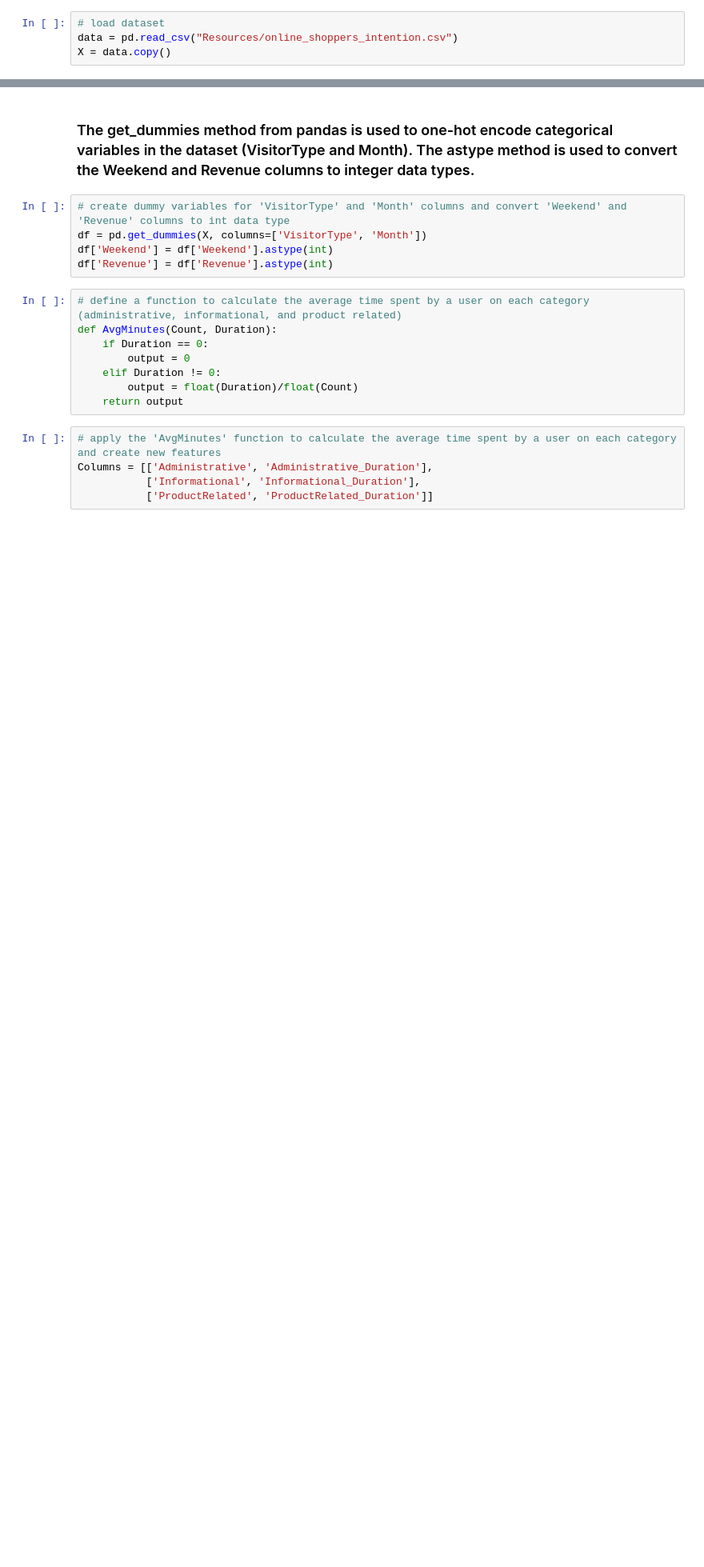
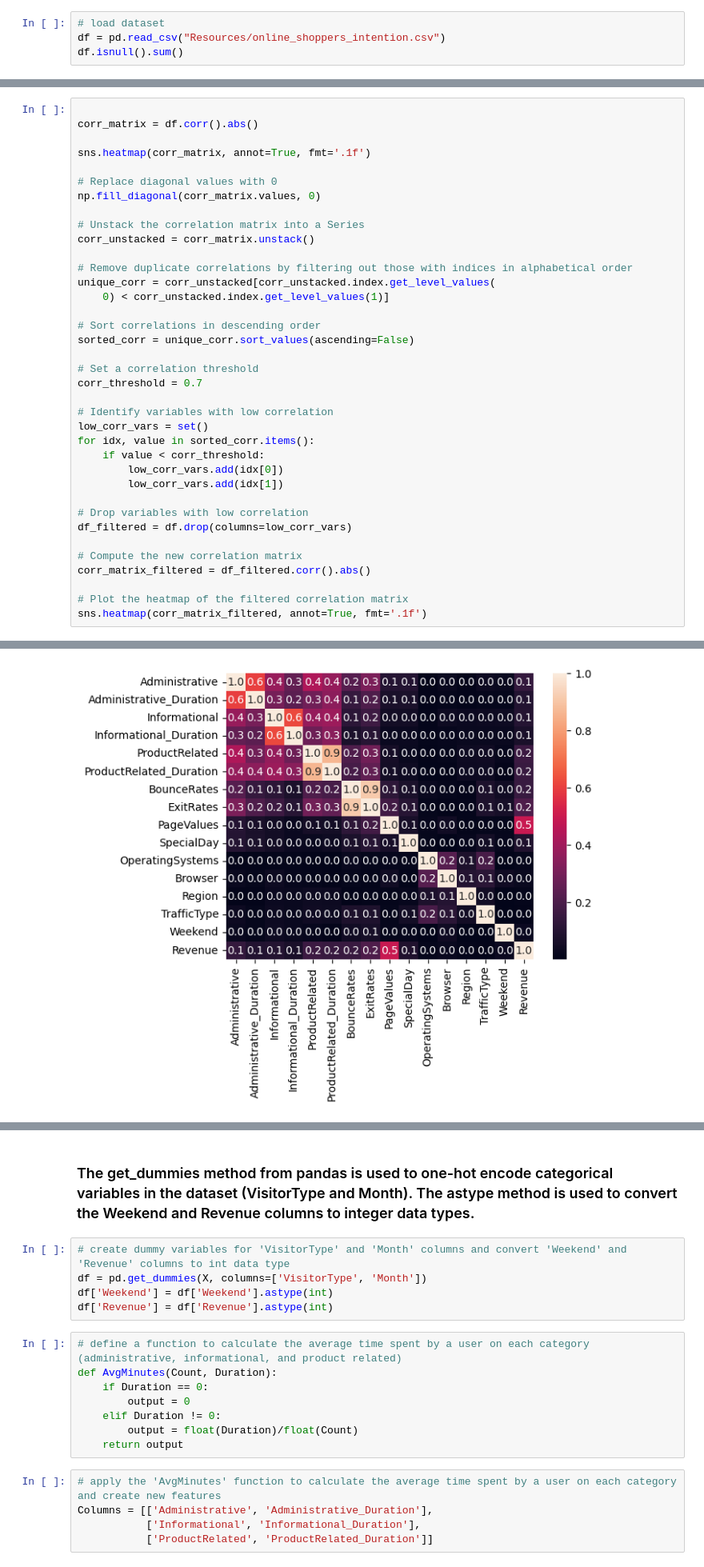
Before and after one commit to RoshanPaudyal/Project-3, a Jupyter notebook: Customer_Intention.ipynb, the cells around one changed output, grey strips where cells are left out. Shown at 80% size. Cells and saved outputs as stored; diff of their text form; blank space fills up the shorter version.

Commit message:
cleaned data and assigned features

```diff
--- a/Customer_Intention.ipynb
+++ b/Customer_Intention.ipynb
@@ -7,4 +63,4 @@ from collections import Counter
 # %%
 # load dataset
-data = pd.read_csv("Resources/online_shoppers_intention.csv")
-X = data.copy()
+df = pd.read_csv("Resources/online_shoppers_intention.csv")
+df.isnull().sum()
@@ -20,0 +87,38 @@ X.head()
+# %%
+
+corr_matrix = df.corr().abs()
+
+sns.heatmap(corr_matrix, annot=True, fmt='.1f')
+
+# Replace diagonal values with 0
+np.fill_diagonal(corr_matrix.values, 0)
+
+# Unstack the correlation matrix into a Series
+corr_unstacked = corr_matrix.unstack()
+
+# Remove duplicate correlations by filtering out those with indices in alphabetical order
+unique_corr = corr_unstacked[corr_unstacked.index.get_level_values(
+    0) < corr_unstacked.index.get_level_values(1)]
+
+# Sort correlations in descending order
+sorted_corr = unique_corr.sort_values(ascending=False)
+
+# Set a correlation threshold
+corr_threshold = 0.7
+
+# Identify variables with low correlation
+low_corr_vars = set()
+for idx, value in sorted_corr.items():
+    if value < corr_threshold:
+        low_corr_vars.add(idx[0])
+        low_corr_vars.add(idx[1])
+
+# Drop variables with low correlation
+df_filtered = df.drop(columns=low_corr_vars)
+
+# Compute the new correlation matrix
+corr_matrix_filtered = df_filtered.corr().abs()
+
+# Plot the heatmap of the filtered correlation matrix
+sns.heatmap(corr_matrix_filtered, annot=True, fmt='.1f')
+# %% [output]
@@ -21,3 +126,4 @@ X.head()
+[figure, added]
 # %%
 # display the count of unique values of 'Revenue' column and visualize it using a countplot
 print(Counter(X['Revenue']))
```
Also changed, not shown: parts of 12 cells of this notebook.
